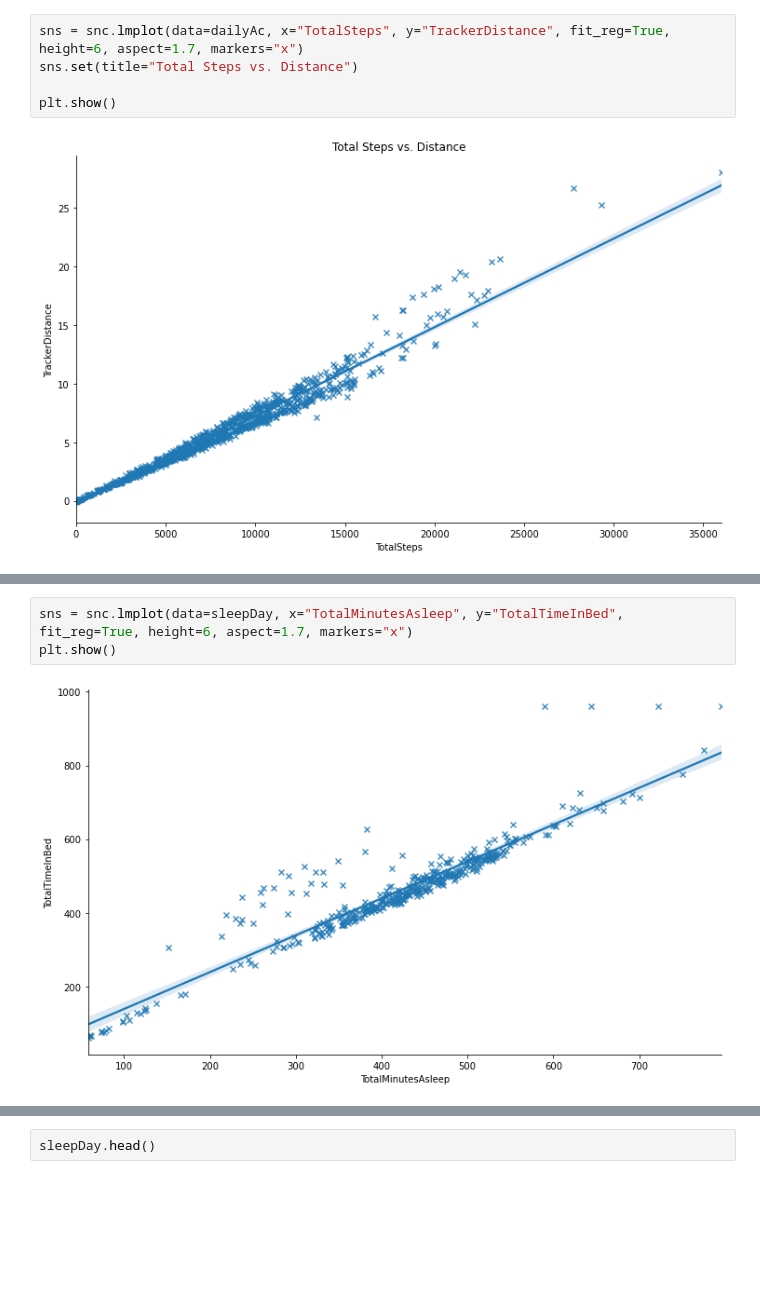
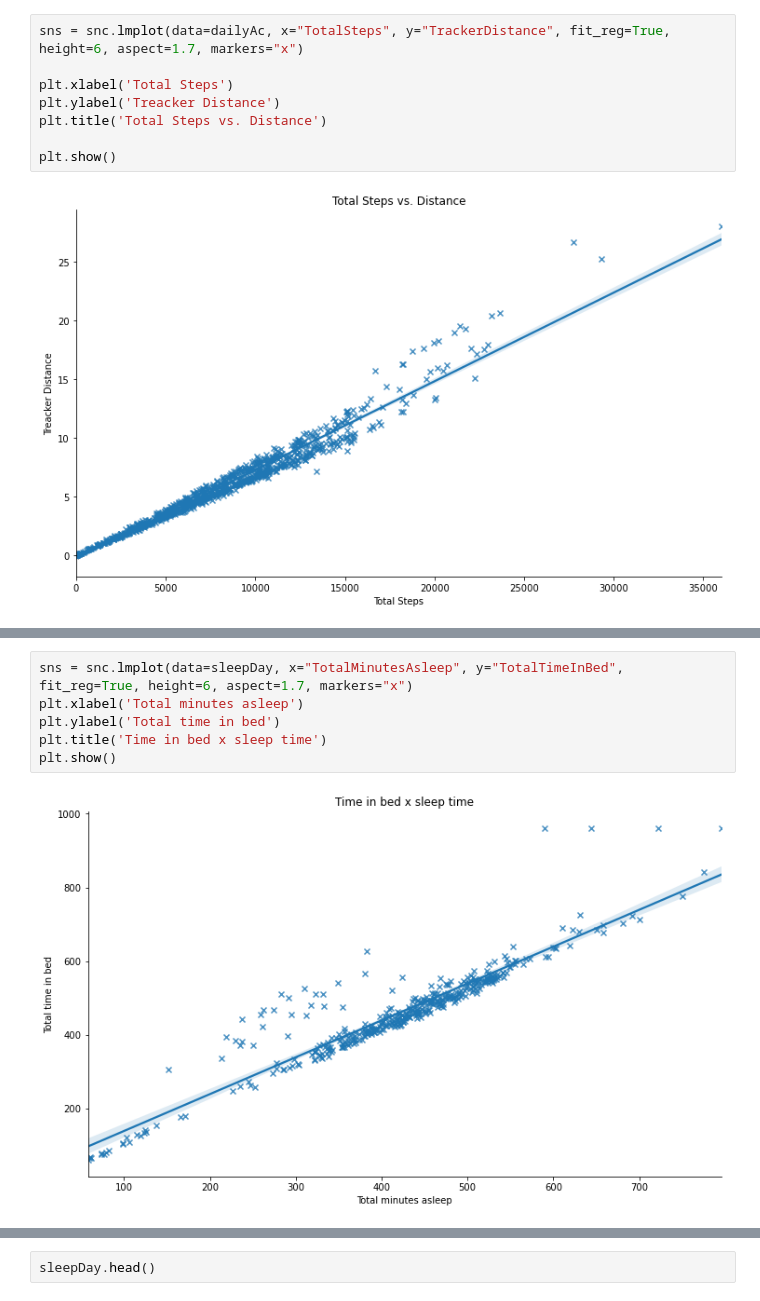
Before and after one commit to D3Falcon/DataSciencePortfolio, a Jupyter notebook: Bellabeat_CaseStudy/Bellabeat_casestudy.ipynb, the cells around one changed output, grey strips where cells are left out. Drawn from its saved outputs; the diff is of its cells as text; blank space fills up the shorter version.

```diff
--- a/Bellabeat_CaseStudy/Bellabeat_casestudy.ipynb
+++ b/Bellabeat_CaseStudy/Bellabeat_casestudy.ipynb
@@ -468,7 +443,10 @@ plt.show()
 [figure]
 # %%
 sns = snc.lmplot(data=dailyAc, x="TotalSteps", y="TrackerDistance", fit_reg=True, height=6, aspect=1.7, markers="x")
-sns.set(title="Total Steps vs. Distance")
+
+plt.xlabel('Total Steps')
+plt.ylabel('Treacker Distance')
+plt.title('Total Steps vs. Distance')
 
 plt.show()
 # %% [output]
@@ -508,6 +485,9 @@ plt.show()
 [figure]
 # %%
 sns = snc.lmplot(data=sleepDay, x="TotalMinutesAsleep", y="TotalTimeInBed", fit_reg=True, height=6, aspect=1.7, markers="x")
+plt.xlabel('Total minutes asleep')
+plt.ylabel('Total time in bed')
+plt.title('Time in bed x sleep time')
 plt.show()
 # %% [output]
-[figure, old version]
+[figure, new version]
```
Also changed, not shown: parts of 14 cells of this notebook.
